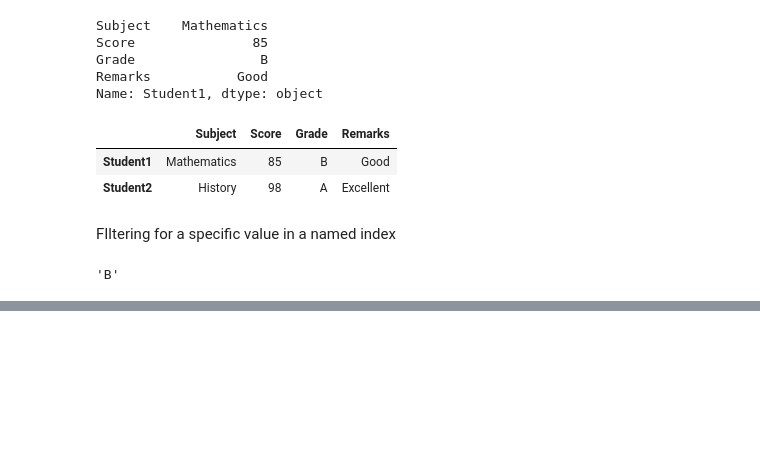
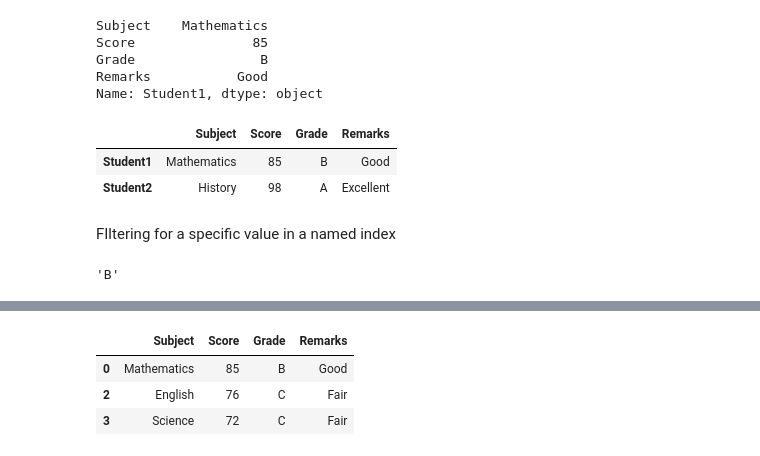
Before and after one commit to KennedyMungai/pandas_proper_intro, a Jupyter notebook: pandas.ipynb, the cells around one changed output, grey strips where cells are left out. Cells and saved outputs as stored; diff of their text form; code cells hidden in the pictures; blank space fills up the shorter version.

```diff
--- a/pandas.ipynb
+++ b/pandas.ipynb
@@ -702,0 +707,11 @@ my_df.loc["Student1", "Grade"]
+# %%
+scores = [
+    {'Subject':'Mathematics', 'Score': 85 , 'Grade': 'B','Remarks': 'Good', },
+    {'Subject':'History', 'Score': 98 , 'Grade': 'A','Remarks':'Excellent'},
+    {'Subject':'English', 'Score': 76 , 'Grade': 'C','Remarks':'Fair'},
+    {'Subject':'Science', 'Score': 72 , 'Grade': 'C','Remarks':'Fair'},
+    {'Subject':'Arts', 'Score': 95 , 'Grade': 'A','Remarks':'Excellent'},
+]
+
+my_df = pd.DataFrame(scores)
+my_df.head()
@@ -702,0 +725,8 @@ my_df.loc["Student1", "Grade"]
+# %%
+my_df2 = my_df.drop([1, 4])
+my_df2.head()
+# %% [output]
+|  | Subject | Score | Grade | Remarks |
+| 0 | Mathematics | 85 | B | Good |
+| 2 | English | 76 | C | Fair |
+| 3 | Science | 72 | C | Fair |
```
Also changed, not shown: parts of 3 cells of this notebook.
